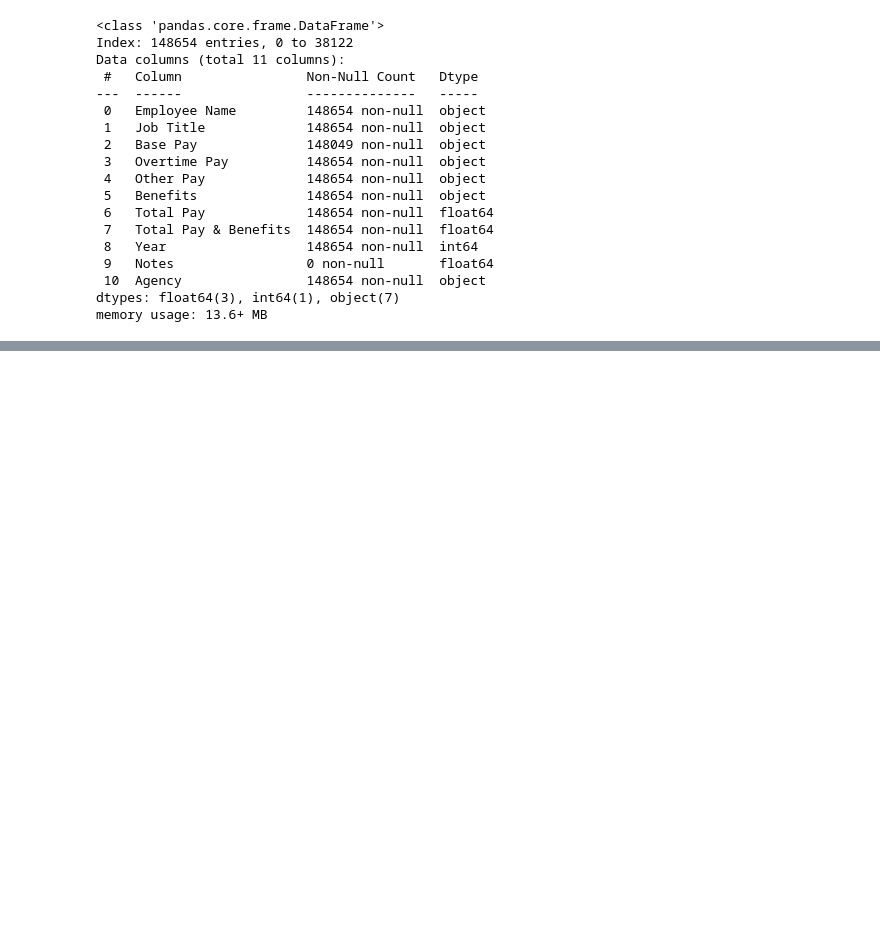
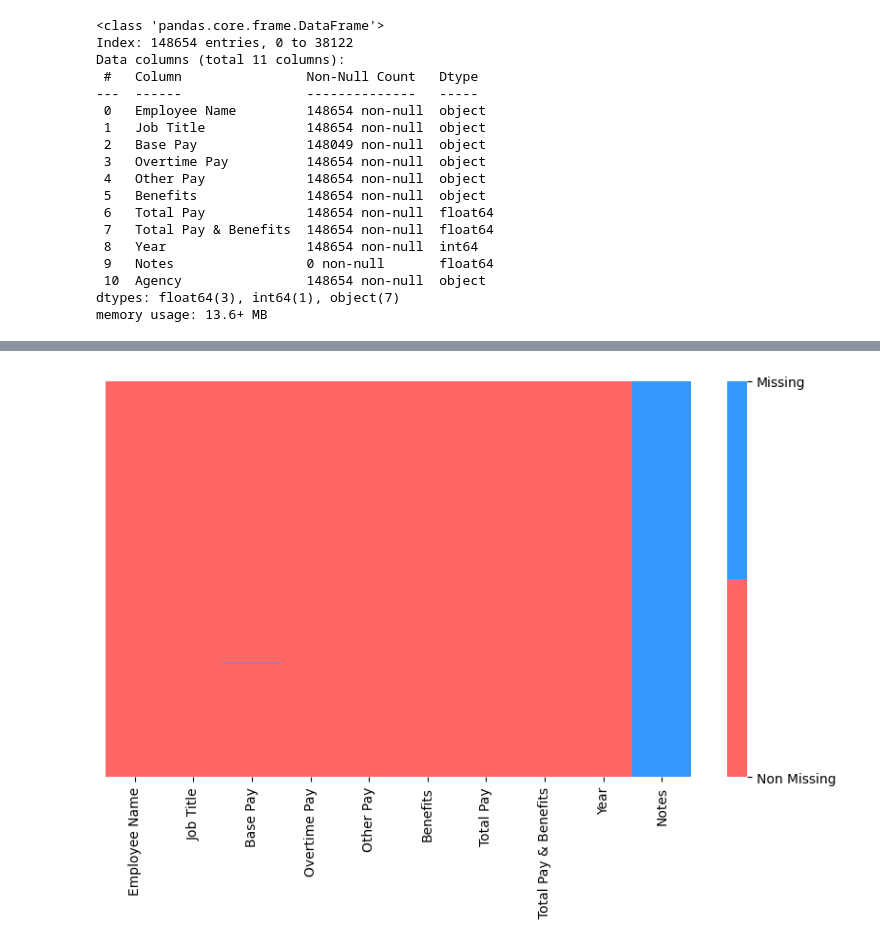
Before and after one commit to cricci3/Salaries_clustering, a Jupyter notebook: Project2_DA.ipynb, the cells around one changed output, grey strips where cells are left out. Cells and saved outputs as stored; diff of their text form; code cells hidden in the pictures; blank space fills up the shorter version.

```diff
--- a/Project2_DA.ipynb
+++ b/Project2_DA.ipynb
@@ -180,3 +186,5 @@ Data columns (total 11 columns):
  10  Agency                148654 non-null  object
 dtypes: float64(3), int64(1), object(7)
 memory usage: 13.6+ MB
+# %%
+df.drop(columns=['Agency'], inplace=True) # No information, just one classes
@@ -197,4 +206,25 @@ Agency                       0
 dtype: int64
+# %%
+cmap = sns.color_palette(["#FF6666", "#3399FF"])
+
+plt.figure(figsize=(8,6))
+
+# Create heatmap
+heatmap = sns.heatmap(df.isna(),
+                      cbar=True,
+                      cmap=cmap,
+                      yticklabels=False)
+
+plt.xticks(rotation=90)
+plt.tight_layout()
+
+colorbar = heatmap.collections[0].colorbar
+colorbar.set_ticks([0, 1])
+colorbar.set_ticklabels(['Non Missing', 'Missing'])
+
+plt.show()
+# %% [output]
+[figure, added]
 # %%
 # Notes columns is full of null values -> drop
 df.drop(columns=['Notes'], inplace=True)
```
Also changed, not shown: parts of 32 cells of this notebook.
